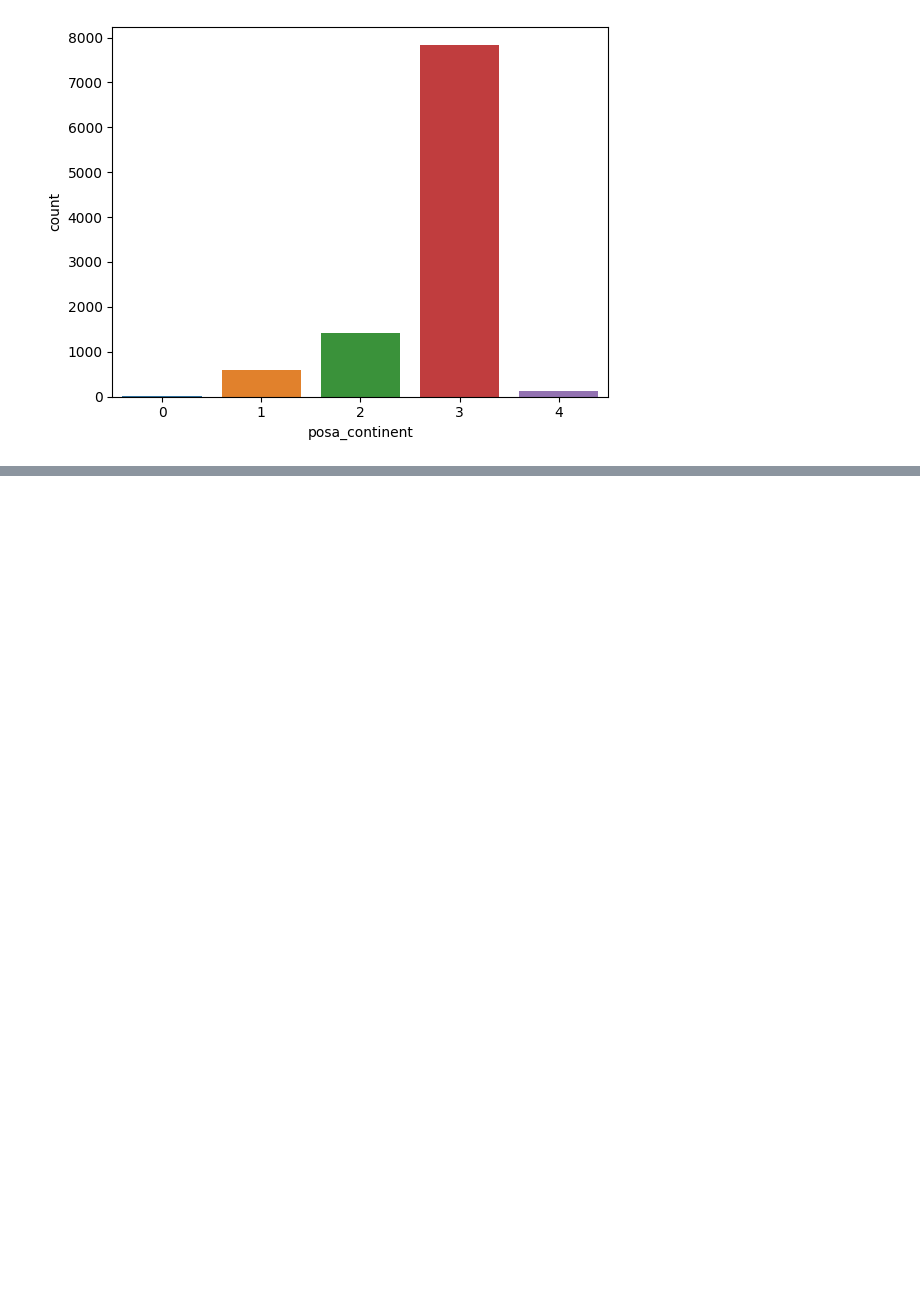
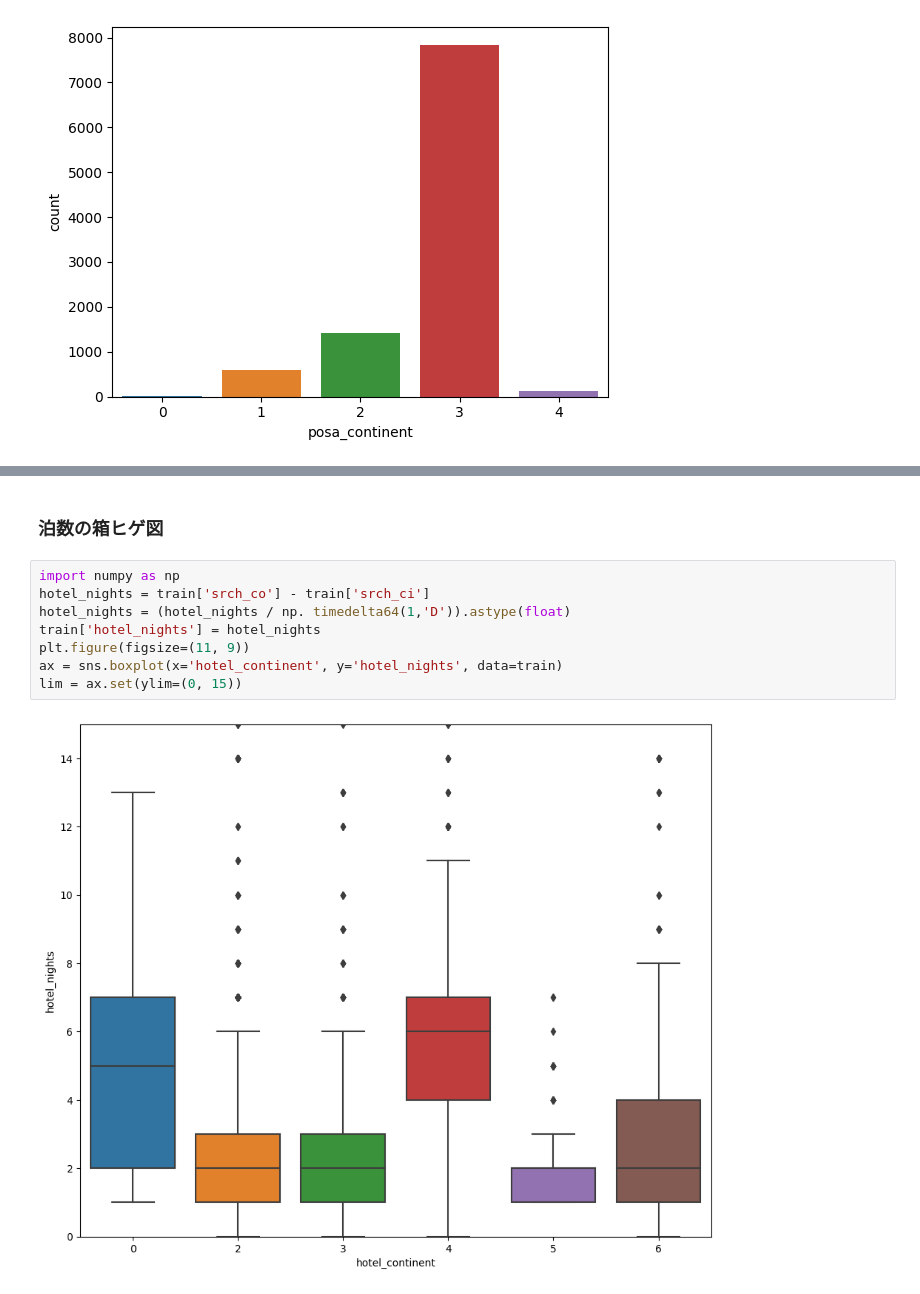
Before and after one commit to ac2393921/kaggle-expedia-hotel-recommendations, a Jupyter notebook: project/notebooks/eda.ipynb, the cells around one changed output, grey strips where cells are left out. Saved outputs shown, nothing was run; the diff lists cells and outputs as text; blank space fills up the shorter version.

```diff
--- a/project/notebooks/eda.ipynb
+++ b/project/notebooks/eda.ipynb
@@ -187,0 +196,12 @@ sel_train = train[train.user_id.isin(sel_user_ids)]
+# %% [markdown]
+### 泊数の箱ヒゲ図
+# %%
+import numpy as np
+hotel_nights = train['srch_co'] - train['srch_ci']
+hotel_nights = (hotel_nights / np. timedelta64(1,'D')).astype(float)
+train['hotel_nights'] = hotel_nights
+plt.figure(figsize=(11, 9))
+ax = sns.boxplot(x='hotel_continent', y='hotel_nights', data=train)
+lim = ax.set(ylim=(0, 15))
+# %% [output]
+[figure, added]
```
Also changed, not shown: parts of 16 cells of this notebook.
